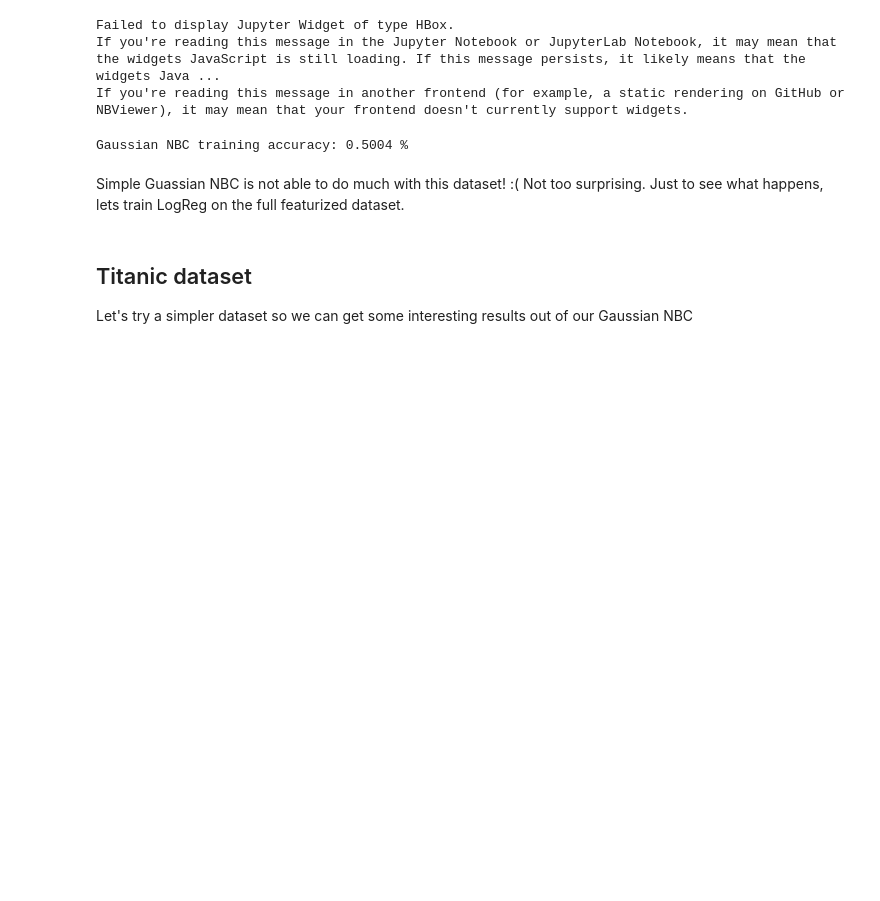
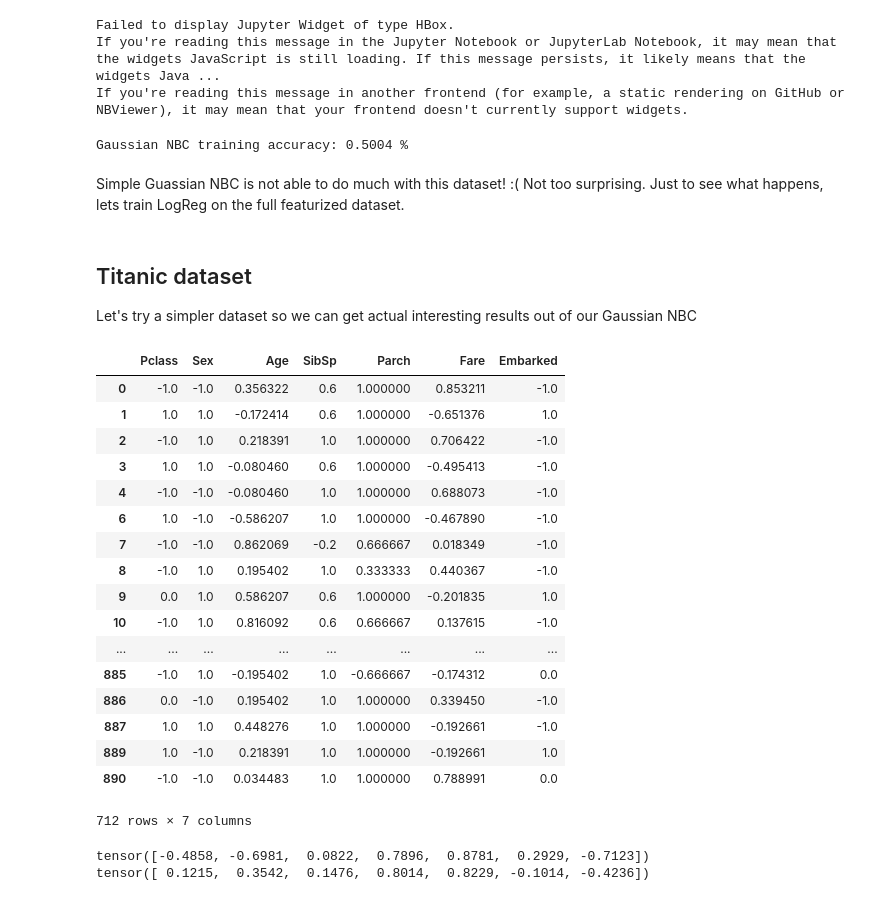
Before and after one commit to pemami4911/machine-learning-practice.pytorch, a Jupyter notebook: nbc/model.ipynb, the cells around one changed output. Cells and saved outputs as stored; diff of their text form; code cells hidden in the pictures; blank space fills up the shorter version.

Commit message:
Titanic with NBC

```diff
--- a/nbc/model.ipynb
+++ b/nbc/model.ipynb
@@ -289,4 +306,74 @@ print('logreg validation accuracy: {} %'.format(logreg.score(X, val_labels)))
 # %% [markdown]
 ## Titanic dataset
 
-Let's try a simpler dataset so we can get some interesting results out of our Gaussian NBC
+Let's try a simpler dataset so we can get actual interesting results out of our Gaussian NBC
+# %%
+# Preprocess the dataset
+df = pandas.read_csv(Path('data/titanic/train.csv'))
+# Throw out the name
+df = df.drop(['Name', 'Cabin', 'PassengerId', 'Ticket'], axis=1)
+# %%
+df = df.dropna()
+y = df['Survived'].copy()
+df = df.drop('Survived', axis=1)
+# %%
+def min_max_scaling(x, upper, lower):
+    y = (x - x.min()) / (x.max() - x.min())
+    return y * (upper - lower) + lower
+
+# normalize entries
+df['Pclass'] = df['Pclass'].astype('category').cat.codes
+df['Pclass'] = min_max_scaling(df['Pclass'],-1,1)
+df['Sex'] = df['Sex'].astype('category').cat.codes
+df['Sex'] = min_max_scaling(df['Sex'],-1,1)
+df['Age'] = df['Age'].astype('category').cat.codes
+df['Age'] = min_max_scaling(df['Age'],-1,1)
+df['SibSp'] = df['SibSp'].astype('category').cat.codes
+df['SibSp'] = min_max_scaling(df['SibSp'],-1,1)
+df['Parch'] = df['Parch'].astype('category').cat.codes
+df['Parch'] = min_max_scaling(df['Parch'],-1,1)
+df['Fare'] = df['Fare'].astype('category').cat.codes
+df['Fare'] = min_max_scaling(df['Fare'],-1,1)
+df['Embarked'] = df['Embarked'].astype('category').cat.codes
+df['Embarked'] = min_max_scaling(df['Embarked'],-1,1)
+# %%
+df
+# %% [output]
+|  | Pclass | Sex | Age | SibSp | Parch | Fare | Embarked |
+| 0 | -1.0 | -1.0 | 0.356322 | 0.6 | 1.000000 | 0.853211 | -1.0 |
+| 1 | 1.0 | 1.0 | -0.172414 | 0.6 | 1.000000 | -0.651376 | 1.0 |
+| 2 | -1.0 | 1.0 | 0.218391 | 1.0 | 1.000000 | 0.706422 | -1.0 |
+| 3 | 1.0 | 1.0 | -0.080460 | 0.6 | 1.000000 | -0.495413 | -1.0 |
+| 4 | -1.0 | -1.0 | -0.080460 | 1.0 | 1.000000 | 0.688073 | -1.0 |
+| 6 | 1.0 | -1.0 | -0.586207 | 1.0 | 1.000000 | -0.467890 | -1.0 |
+| 7 | -1.0 | -1.0 | 0.862069 | -0.2 | 0.666667 | 0.018349 | -1.0 |
+| 8 | -1.0 | 1.0 | 0.195402 | 1.0 | 0.333333 | 0.440367 | -1.0 |
+| 9 | 0.0 | 1.0 | 0.586207 | 0.6 | 1.000000 | -0.201835 | 1.0 |
+| 10 | -1.0 | 1.0 | 0.816092 | 0.6 | 0.666667 | 0.137615 | -1.0 |
+| ... | ... | ... | ... | ... | ... | ... | ... |
+| 885 | -1.0 | 1.0 | -0.195402 | 1.0 | -0.666667 | -0.174312 | 0.0 |
+| 886 | 0.0 | -1.0 | 0.195402 | 1.0 | 1.000000 | 0.339450 | -1.0 |
+| 887 | 1.0 | 1.0 | 0.448276 | 1.0 | 1.000000 | -0.192661 | -1.0 |
+| 889 | 1.0 | -1.0 | 0.218391 | 1.0 | 1.000000 | -0.192661 | 1.0 |
+| 890 | -1.0 | -1.0 | 0.034483 | 1.0 | 1.000000 | 0.788991 | 0.0 |
+712 rows × 7 columns
+# %%
+feature_dim = df.shape[1]
+gauss_nbc_ = GaussianNBC(feature_dim=feature_dim)
+
+data = torch.from_numpy(df.values).float()
+y = torch.from_numpy(y.values).byte()
+flipped_y = torch.abs(1 - y)
+for j in range(feature_dim):
+    # survived = 1
+    gauss_nbc_.params[1, 0, j] = torch.mean(data[y, j])
+    gauss_nbc_.params[1, 1, j] = torch.var(data[y, j])
+    # survived = 0
+    gauss_nbc_.params[0, 0, j] = torch.mean(data[flipped_y, j])
+    gauss_nbc_.params[0, 1, j] = torch.var(data[flipped_y, j])
+
+print(gauss_nbc_.params[0,0,:])
+print(gauss_nbc_.params[1,0,:])
+# %% [output]
+tensor([-0.4858, -0.6981,  0.0822,  0.7896,  0.8781,  0.2929, -0.7123])
+tensor([ 0.1215,  0.3542,  0.1476,  0.8014,  0.8229, -0.1014, -0.4236])
```
Also changed, not shown: parts of 8 cells of this notebook.
